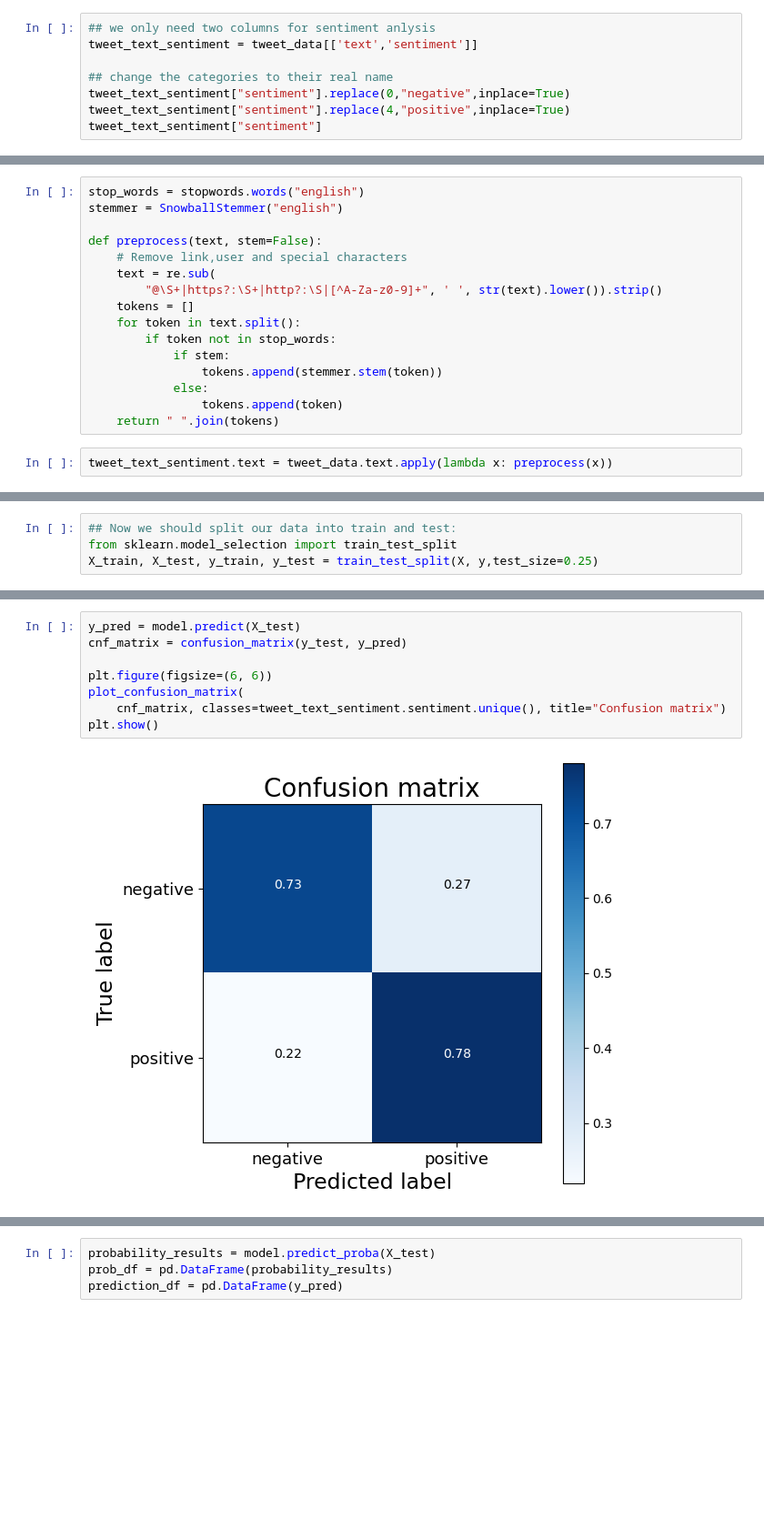
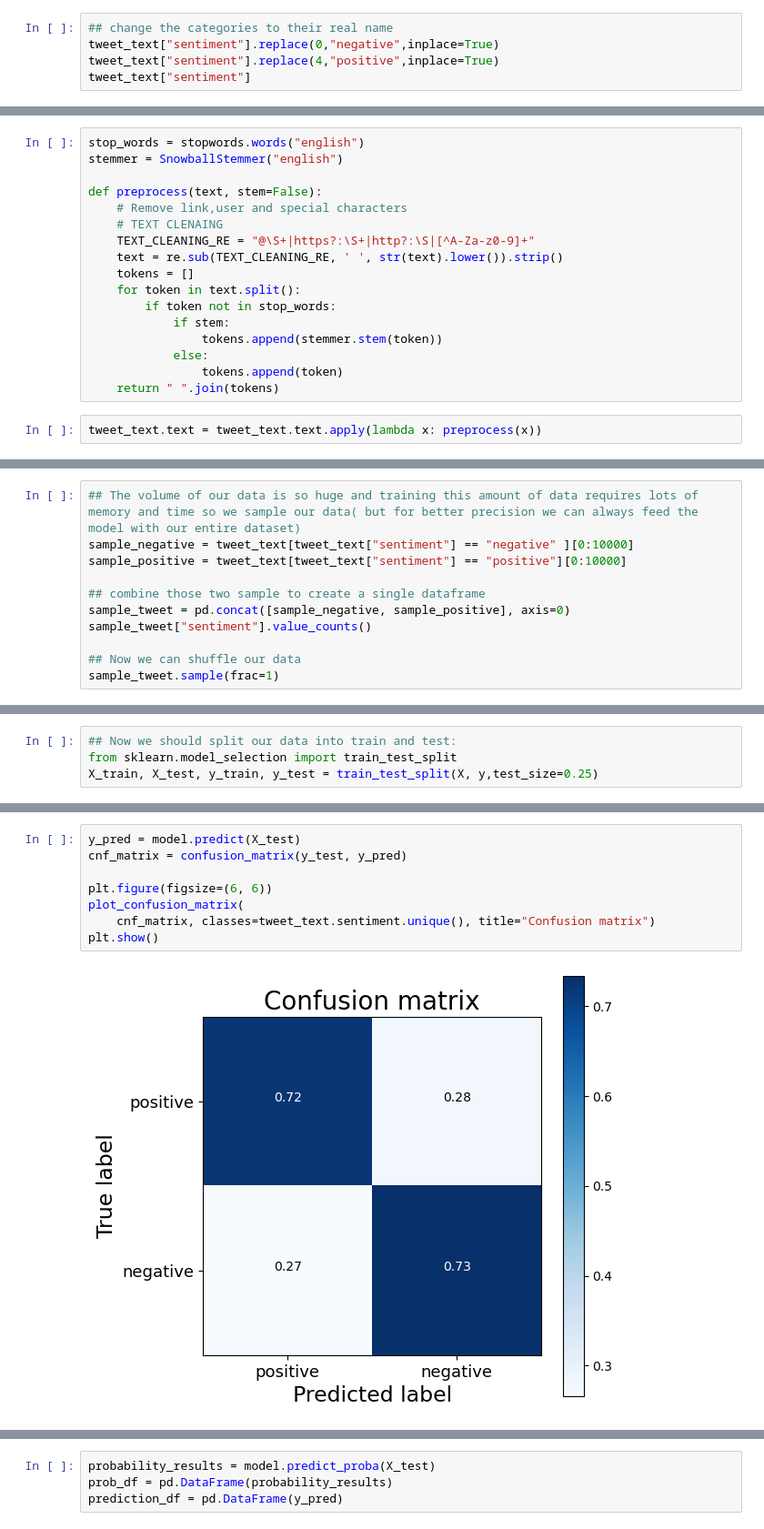
Before and after one commit to Amiir-zar/NLP_Twitter_SVM, a Jupyter notebook: analysis.ipynb, the cells around one changed output, grey strips where cells are left out. Shown at 91% size. Drawn from its saved outputs; the diff is of its cells as text; blank space fills up the shorter version.

Commit message:
a svc model of 20000 sample with accuracy of 73% has been trained.

```diff
--- a/analysis.ipynb
+++ b/analysis.ipynb
@@ -45,11 +63,8 @@ tweet_data
 # %%
-## we only need two columns for sentiment anlysis
-tweet_text_sentiment = tweet_data[['text','sentiment']]
-
 ## change the categories to their real name
-tweet_text_sentiment["sentiment"].replace(0,"negative",inplace=True)
-tweet_text_sentiment["sentiment"].replace(4,"positive",inplace=True)
-tweet_text_sentiment["sentiment"]
+tweet_text["sentiment"].replace(0,"negative",inplace=True)
+tweet_text["sentiment"].replace(4,"positive",inplace=True)
+tweet_text["sentiment"]
 # %% [output]
 A value is trying to be set on a copy of a slice from a DataFrame
 
@@ -82,8 +100,9 @@ stemmer = SnowballStemmer("english")
 
 def preprocess(text, stem=False):
     # Remove link,user and special characters
-    text = re.sub(
-        "@\S+|https?:\S+|http?:\S|[^A-Za-z0-9]+", ' ', str(text).lower()).strip()
+    # TEXT CLENAING
+    TEXT_CLEANING_RE = "@\S+|https?:\S+|http?:\S|[^A-Za-z0-9]+"
+    text = re.sub(TEXT_CLEANING_RE, ' ', str(text).lower()).strip()
     tokens = []
     for token in text.split():
         if token not in stop_words:
@@ -93,7 +112,7 @@ def preprocess(text, stem=False):
                 tokens.append(token)
     return " ".join(tokens)
 # %%
-tweet_text_sentiment.text = tweet_data.text.apply(lambda x: preprocess(x))
+tweet_text.text = tweet_text.text.apply(lambda x: preprocess(x))
 # %% [output]
 A value is trying to be set on a copy of a slice from a DataFrame.
 Try using .loc[row_indexer,col_indexer] = value instead
@@ -144,0 +137,11 @@ sample_tweet.sample(frac=1)
+# %%
+## The volume of our data is so huge and training this amount of data requires lots of memory and time so we sample our data( but for better precision we can always feed the model with our entire dataset)
+sample_negative = tweet_text[tweet_text["sentiment"] == "negative" ][0:10000]
+sample_positive = tweet_text[tweet_text["sentiment"] == "positive"][0:10000]
+
+## combine those two sample to create a single dataframe
+sample_tweet = pd.concat([sample_negative, sample_positive], axis=0)
+sample_tweet["sentiment"].value_counts()
+
+## Now we can shuffle our data
+sample_tweet.sample(frac=1)
@@ -214,10 +237,10 @@ def plot_confusion_matrix(cm, classes,
 # %%
 y_pred = model.predict(X_test)
 cnf_matrix = confusion_matrix(y_test, y_pred)
 
 plt.figure(figsize=(6, 6))
 plot_confusion_matrix(
-    cnf_matrix, classes=tweet_text_sentiment.sentiment.unique(), title="Confusion matrix")
+    cnf_matrix, classes=tweet_text.sentiment.unique(), title="Confusion matrix")
 plt.show()
 # %% [output]
-[figure, old version]
+[figure, new version]
```
Also changed, not shown: parts of 29 cells of this notebook, 5 other files.
